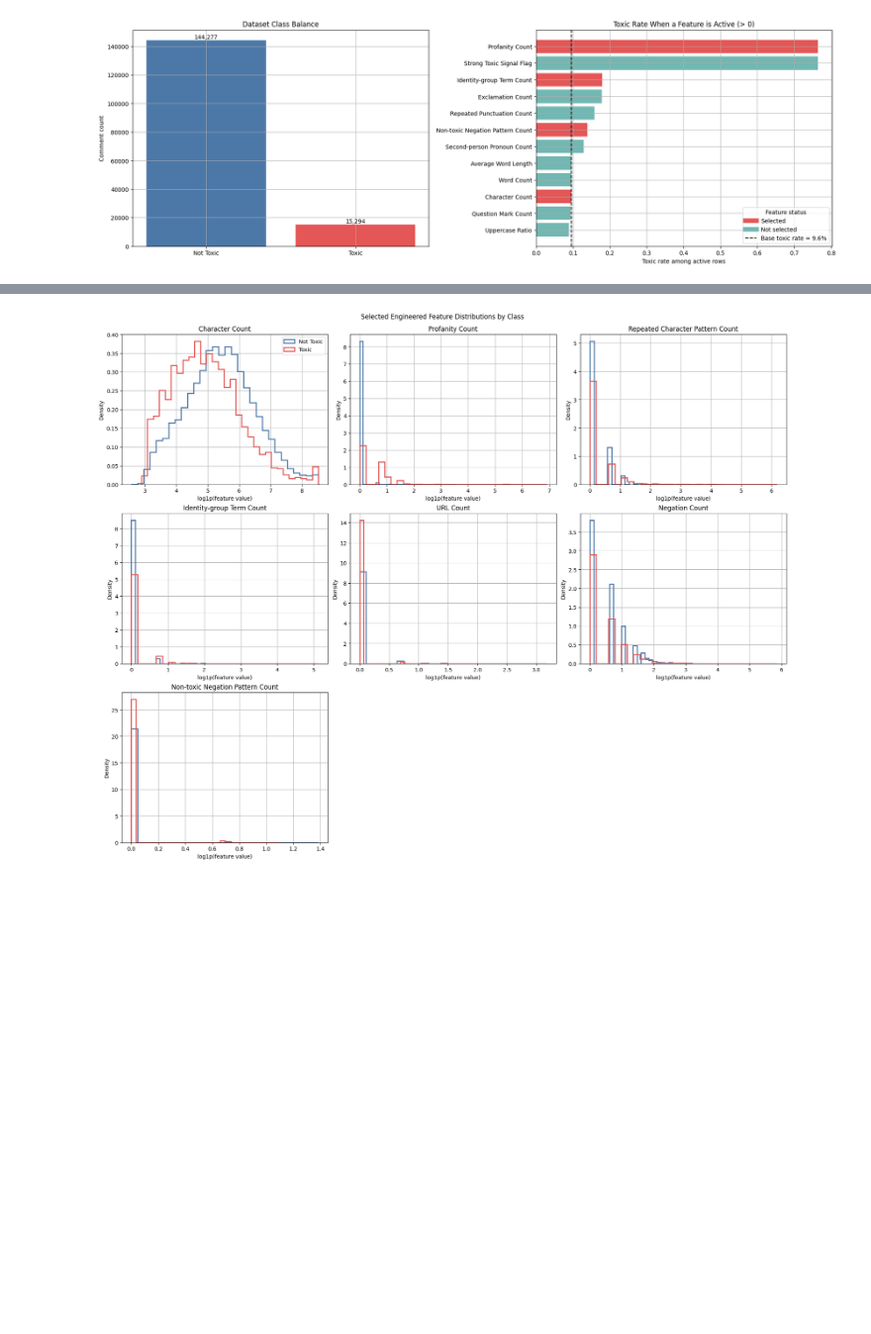
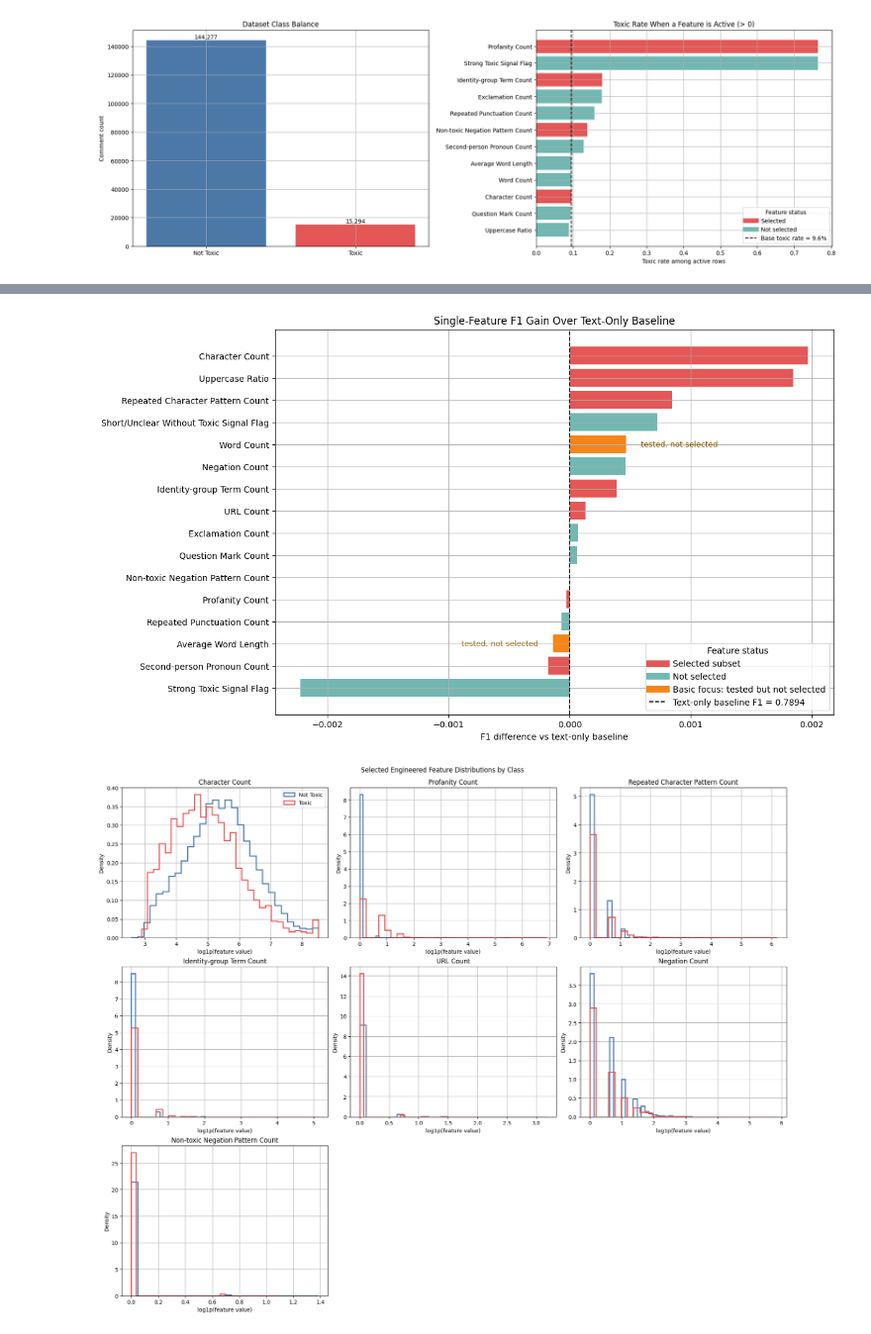
Before and after one commit to oangsa/toxic-comment-detection, a Jupyter notebook: src/data_visualizations.ipynb, the cells around one changed output, grey strips where cells are left out. Shown at 99% size. Saved outputs shown, nothing was run; the diff lists cells and outputs as text; code cells hidden in the pictures; blank space fills up the shorter version.

```diff
--- a/src/data_visualizations.ipynb
+++ b/src/data_visualizations.ipynb
@@ -446,3 +452,59 @@ plt.show()
+# %%
+metadata_path = Path("optuna_feature_test_metadata.pkl")
+if not metadata_path.exists():
+    metadata_path = Path("src/optuna_feature_test_metadata.pkl")
+
+experiment_meta = pickle.loads(metadata_path.read_bytes())
+single_feature_effects = pd.DataFrame(experiment_meta["single_feature_effects"]).copy()
+baseline_f1 = next(item["f1"] for item in experiment_meta["summary"] if item["name"] == "Text only")
+selected_features = set(experiment_meta["best_selected_features"])
+basic_focus = {"Word Count", "Average Word Length"}
+
+single_feature_effects["selected"] = single_feature_effects["feature"].isin(selected_features)
+single_feature_effects["basic_focus"] = single_feature_effects["feature"].isin(basic_focus)
+single_feature_effects = single_feature_effects.sort_values("delta_vs_text_only", ascending=False).reset_index(drop=True)
+
+bar_colors = single_feature_effects.apply(
+    lambda row: "#f58518" if row["basic_focus"] else ("#e45756" if row["selected"] else "#72b7b2"),
+    axis=1,
+)
+
+fig, ax = plt.subplots(figsize=(12, 7), constrained_layout=True)
+y_pos = np.arange(len(single_feature_effects))
+ax.barh(y_pos, single_feature_effects["delta_vs_text_only"], color=bar_colors)
+ax.axvline(0, color="black", linestyle="--", linewidth=1.25)
+ax.set_yticks(y_pos)
+ax.set_yticklabels(single_feature_effects["feature"])
+ax.invert_yaxis()
+ax.set_title("Single-Feature F1 Gain Over Text-Only Baseline")
+ax.set_xlabel("F1 difference vs text-only baseline")
+ax.set_ylabel("")
+
+for y, row in enumerate(single_feature_effects.itertuples(index=False)):
+    if row.basic_focus:
+        delta = row.delta_vs_text_only
+        offset = 0.00012 if delta >= 0 else -0.00012
+        ax.text(
+            delta + offset,
+            y,
+            "tested, not selected",
+            va="center",
+            ha="left" if delta >= 0 else "right",
+            fontsize=9,
+            color="#8a5a00",
+        )
+
+legend_handles = [
+    Line2D([0], [0], color="#e45756", linewidth=8, label="Selected subset"),
+    Line2D([0], [0], color="#72b7b2", linewidth=8, label="Not selected"),
+    Line2D([0], [0], color="#f58518", linewidth=8, label="Basic focus: tested but not selected"),
+    Line2D([0], [0], color="black", linestyle="--", linewidth=1.25, label=f"Text-only baseline F1 = {baseline_f1:.4f}"),
+]
+ax.legend(handles=legend_handles, title="Feature status", loc="lower right")
+
+plt.show()
+# %% [output]
+[figure, added]
 # %%
 feature_plot_sample = analysis_df.sample(n=min(50000, len(analysis_df)), random_state=42).copy()
 
```
Also changed, not shown: parts of 2 cells of this notebook, 1 other file.
